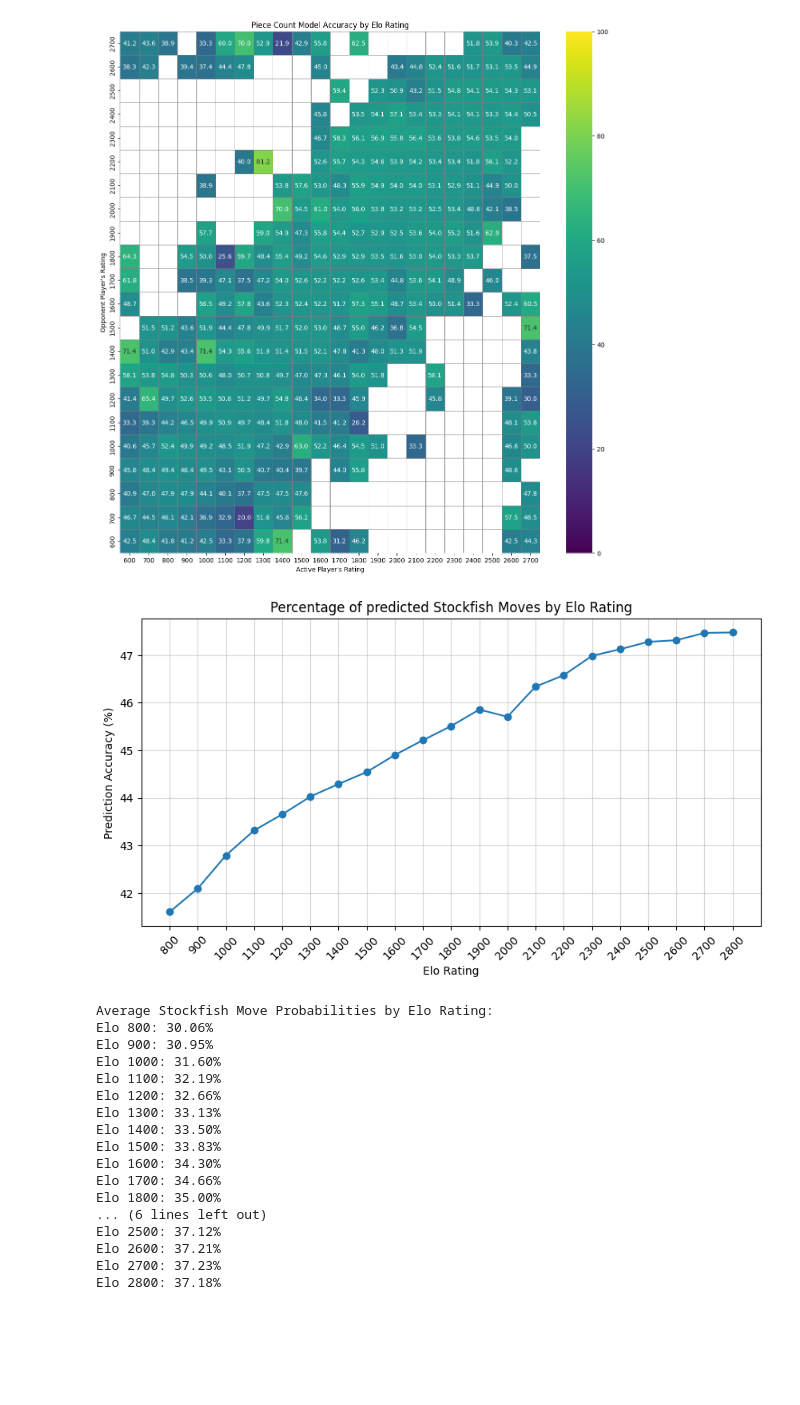
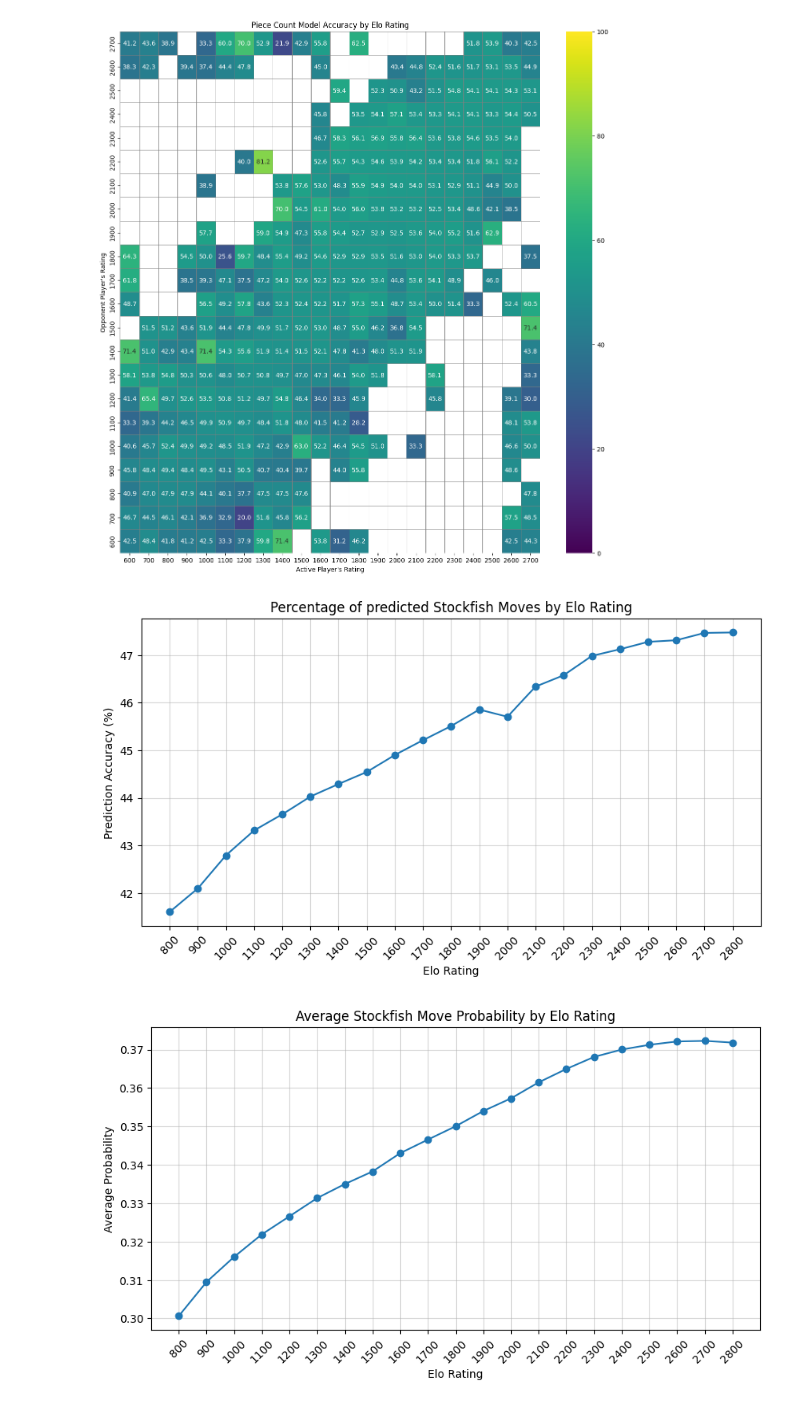
Before and after one commit to Kamil2601/nanoGPT-chess, a Jupyter notebook: experiments_plots.ipynb, the cells around one changed output. Cells and saved outputs as stored; diff of their text form; code cells hidden in the pictures; blank space fills up the shorter version.

Commit message:
Plot average stockfish move probability

```diff
--- a/experiments_plots.ipynb
+++ b/experiments_plots.ipynb
@@ -241,50 +241,39 @@ stockfish_predictions = {elo: 0 for elo in elos}
 stockfish_move_probabilities = {elo: [] for elo in elos}
 all_predictions = 0
 
 for game in predictions_per_elo:
     all_predictions += len(game['predictions'])
     for prediction in game['predictions']:
         stockfish_move = prediction['stockfish_move']
         for elo, elo_prediction in prediction["predictions_per_elo"].items():
             predicted_move = max(elo_prediction, key=elo_prediction.get)
             stockfish_move_probability = elo_prediction[stockfish_move]
             if predicted_move == stockfish_move:
                 stockfish_predictions[int(elo)] += 1
             stockfish_move_probabilities[int(elo)].append(stockfish_move_probability)
 
 stockfish_predictions = {elo: count / all_predictions * 100 for elo, count in stockfish_predictions.items()}
 
 plt.figure(figsize=(10, 5))
 plt.plot(elos, list(stockfish_predictions.values()), marker='o')
 plt.title("Percentage of predicted Stockfish Moves by Elo Rating")
 plt.xlabel("Elo Rating")
 plt.ylabel("Prediction Accuracy (%)")
 plt.xticks(elos, rotation=45)
 plt.grid(alpha=0.5)
 
 plt.show()
 
 avg_stockfish_move_probabilities = {elo: np.mean(stockfish_move_probabilities[elo]) for elo in elos}
 
-print("Average Stockfish Move Probabilities by Elo Rating:")
-for elo, prob in avg_stockfish_move_probabilities.items():
-    print(f"Elo {elo}: {prob*100:.2f}%")
+plt.figure(figsize=(10, 5))
+plt.plot(elos, list(avg_stockfish_move_probabilities.values()), marker='o')
+plt.title("Average Stockfish Move Probability by Elo Rating")
+plt.xlabel("Elo Rating")
+plt.ylabel("Average Probability")
+plt.xticks(elos, rotation=45)
+plt.grid(alpha=0.5)
+plt.show()
 # %% [output]
 [figure]
-Average Stockfish Move Probabilities by Elo Rating:
-Elo 800: 30.06%
-Elo 900: 30.95%
-Elo 1000: 31.60%
-Elo 1100: 32.19%
-Elo 1200: 32.66%
-Elo 1300: 33.13%
-Elo 1400: 33.50%
-Elo 1500: 33.83%
-Elo 1600: 34.30%
-Elo 1700: 34.66%
-Elo 1800: 35.00%
-... (6 lines left out)
-Elo 2500: 37.12%
-Elo 2600: 37.21%
-Elo 2700: 37.23%
-Elo 2800: 37.18%
+[figure, added]
```
